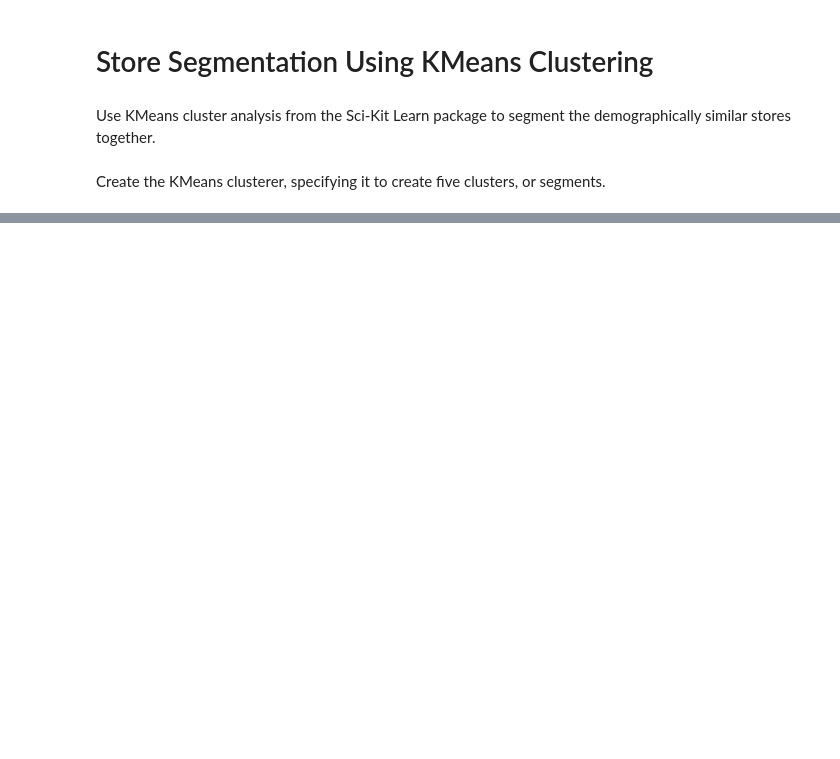
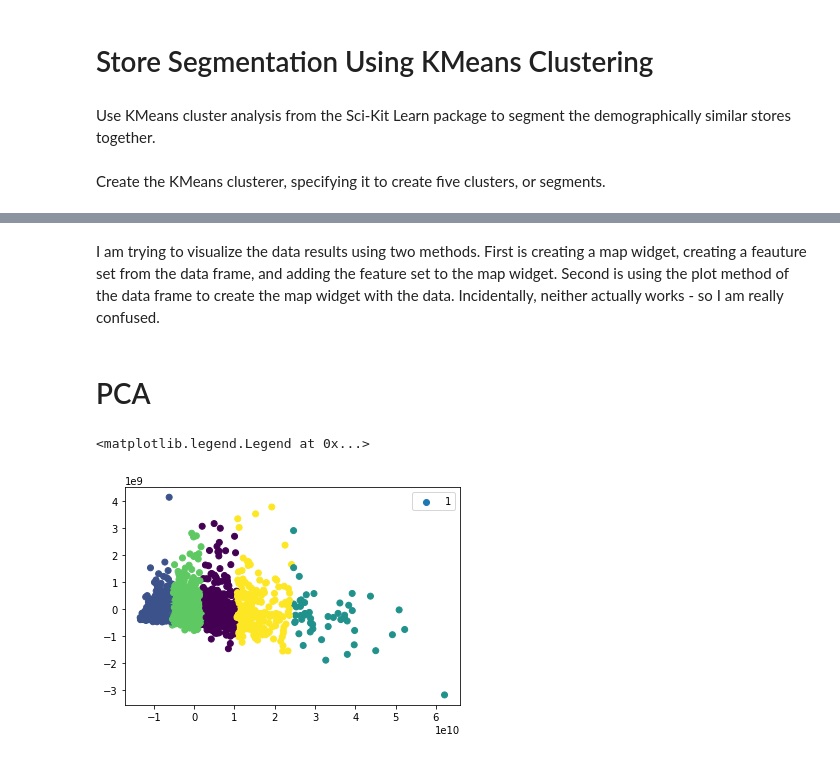
Before and after one commit to knu2xs/arcgis-machine-learning-demonstrations, a Jupyter notebook: Retrieve Data as Pandas Data Frame - SciKit Learn KMeans.ipynb, the cells around one changed output, grey strips where cells are left out. Drawn from its saved outputs; the diff is of its cells as text; code cells hidden in the pictures; blank space fills up the shorter version.

```diff
--- a/Retrieve Data as Pandas Data Frame - SciKit Learn KMeans.ipynb
+++ b/Retrieve Data as Pandas Data Frame - SciKit Learn KMeans.ipynb
@@ -129 +146,3 @@ I am trying to visualize the data results. For some stupid reason, I cannot seem
+# %% [markdown]
+I am trying to visualize the data results using two methods. First is creating a map widget, creating a feauture set from the data frame, and adding the feature set to the map widget. Second is using the plot method of the data frame to create the map widget with the data. Incidentally, neither actually works - so I am really confused.
 # %%
@@ -136,0 +166,2 @@ store_map
+# %% [markdown]
+# PCA
@@ -136,0 +172,12 @@ store_map
+# %%
+pca = PCA(n_components=2)
+# %%
+df['x'] = pca.fit_transform(df[fields_independent])[:,0]
+# %%
+df['y'] = pca.fit_transform(df[fields_independent])[:,1]
+# %%
+ax = plt.scatter(data=df, x='x', y='y', c='segment')
+plt.legend(df.segment)
+# %% [output]
+<matplotlib.legend.Legend at 0x...>
+[figure, added]
```
Also changed, not shown: parts of 33 cells of this notebook.
